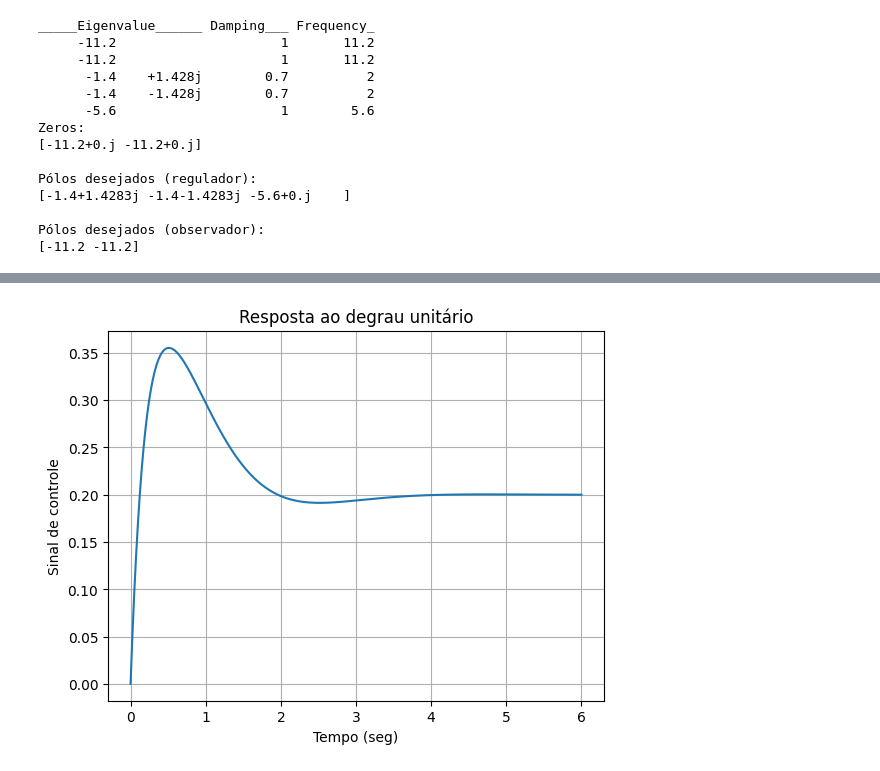
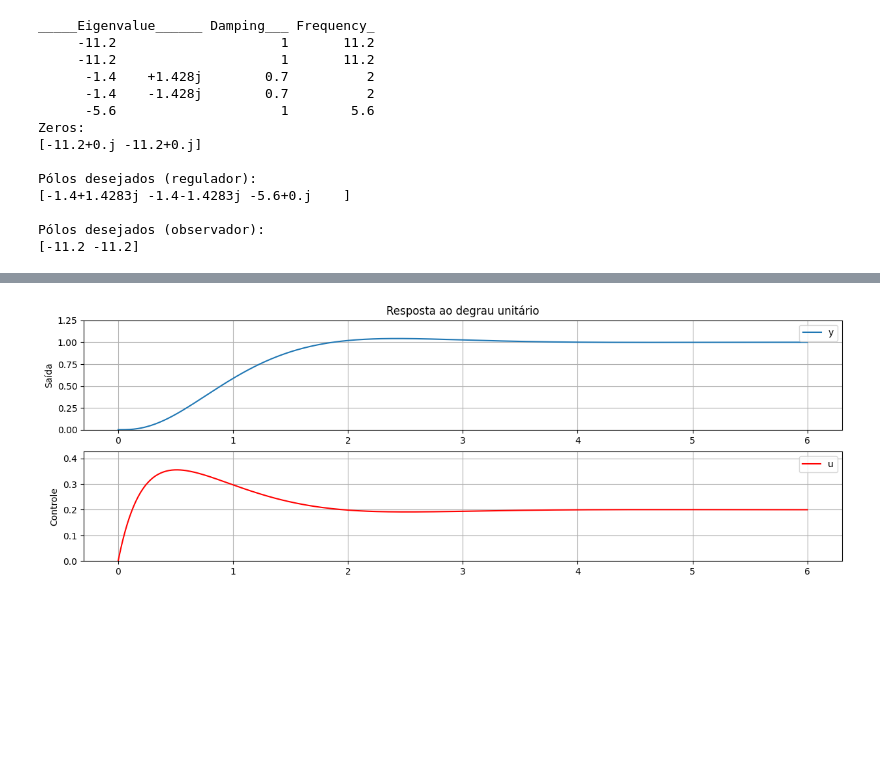
Before and after one commit to rsbayma/Controle-II, a Jupyter notebook: Estados/5 - Projeto completo de compensadores/5.2 - Controle com referência.ipynb, the cells around one changed output, grey strips where cells are left out. Drawn from its saved outputs; the diff is of its cells as text; code cells hidden in the pictures; blank space fills up the shorter version.

```diff
--- a/Estados/5 - Projeto completo de compensadores/5.2 - Controle com referência.ipynb
+++ b/Estados/5 - Projeto completo de compensadores/5.2 - Controle com referência.ipynb
@@ -179,8 +169,8 @@ ct.tf(sys)
 $$\frac{10}{s^2 + 3 s + 2}$$
 # %%
 # Matrizes do sistema aumentado
-Aa = np.block([[F,np.zeros((2,1))],[-H,0]])           # [F  | 0]
-Ba = np.concatenate((G,[[0]]),axis=0)
+Aa = np.block([[A,np.zeros((2,1))],[-C,0]])           # [F  | 0]
+Ba = np.block([[B],[0]])
 display(Math(r'\mathbf{A}_a = ' + esc.mat(Aa)))
 display(Math(r'\mathbf{B}_a = ' + esc.mat(Ba)))
 # %% [output]
@@ -201,7 +185,7 @@ $\displaystyle {K}_i = \left[\begin{array}{r}-2.24\\\end{array}\right]$
 # %%
 # Observador
 p_obs = [-8*sigma]*2                    # [-8*sigma]*2 => [-8*sigma, -8*sigma]
-L = ct.acker(F.T,H.T, p_obs).T
+L = ct.acker(A.T,C.T, p_obs).T
 display(Math(r'\mathbf{L} = ' + esc.mat(L)))
 # %% [output]
 $\displaystyle \mathbf{L} = \left[\begin{array}{r}6.524\\1.94\\\end{array}\right]$
@@ -263,3 +246,4 @@ Pólos desejados (observador):
 # %%
 # Simulação em malha fechada (y)
 resp = ct.step_response(MF,6)
+u = -Ka@resp.states[n:,:]
@@ -275,11 +250,21 @@ plt.grid()
-# %%
-# Calcula o sinal de controle utilizado
-u = -Ka@resp.states[2:,:]
-u = u.reshape((u.shape[1],))
-plt.plot(resp.t,u)
-plt.xlabel('Tempo (seg)')
-plt.ylabel('Sinal de controle')
-plt.title('Resposta ao degrau unitário')
-plt.grid()
-# %% [output]
-[figure, removed]
+# %%
+# Resultado
+from matplotlib import pyplot as plt
+
+plt.figure().set_figwidth(15)
+plt.subplot(211)
+plt.plot(resp.t,resp.outputs)
+plt.ylim([0,np.max(resp.outputs)*1.2])
+plt.ylabel('Saída')
+plt.legend('y')
+plt.title('Resposta ao degrau unitário')
+plt.grid()
+plt.subplot(212)
+plt.plot(resp.t,u.T, 'r')
+plt.ylim([0,np.max(u)*1.2])
+plt.ylabel('Controle')
+plt.legend('u')
+plt.grid()
+plt.show()
+# %% [output]
+[figure, added]
```
Also changed, not shown: parts of 25 cells of this notebook, 2 other files.
